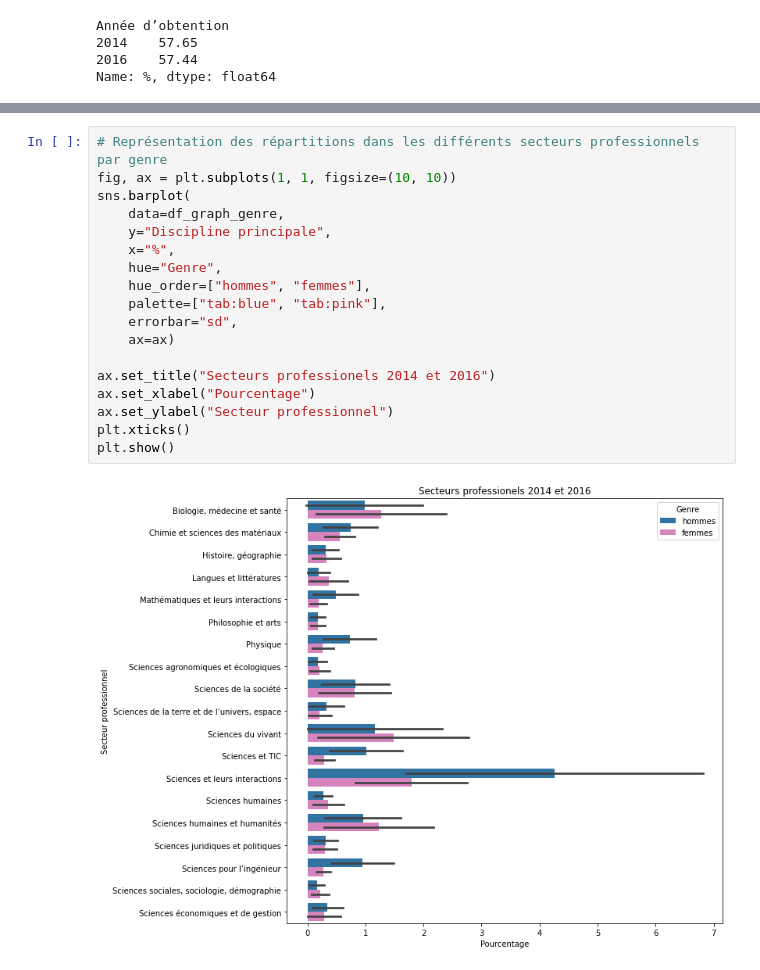
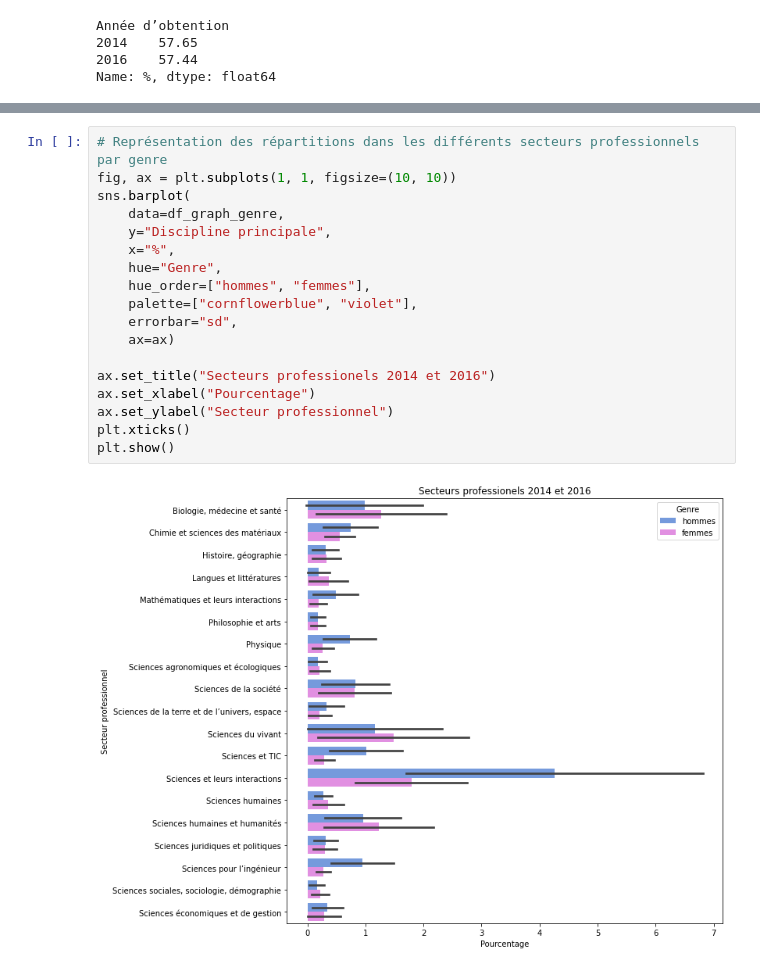
Before and after one commit to smtux/DUDA, a Jupyter notebook: inser_pro/src/pro.ipynb, the cells around one changed output, grey strips where cells are left out. Saved outputs shown, nothing was run; the diff lists cells and outputs as text.

```diff
--- a/inser_pro/src/pro.ipynb
+++ b/inser_pro/src/pro.ipynb
@@ -833,20 +833,20 @@ plt.show()
 # %%
 # Représentation des répartitions dans les différents secteurs professionnels par genre
 fig, ax = plt.subplots(1, 1, figsize=(10, 10))
 sns.barplot(
     data=df_graph_genre,
     y="Discipline principale",
     x="%",
     hue="Genre",
     hue_order=["hommes", "femmes"],
-    palette=["tab:blue", "tab:pink"],
+    palette=["cornflowerblue", "violet"],
     errorbar="sd",
     ax=ax)
 
 ax.set_title("Secteurs professionels 2014 et 2016")
 ax.set_xlabel("Pourcentage")
 ax.set_ylabel("Secteur professionnel")
 plt.xticks()
 plt.show()
 # %% [output]
-[figure, old version]
+[figure, new version]
```
Also changed, not shown: parts of 1 cell of this notebook.
